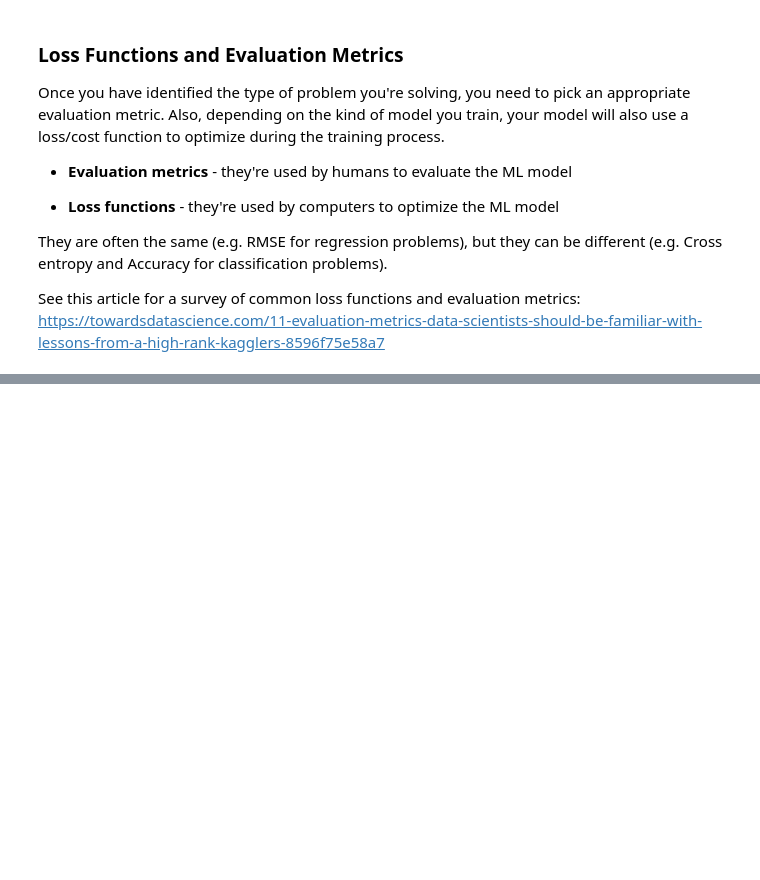
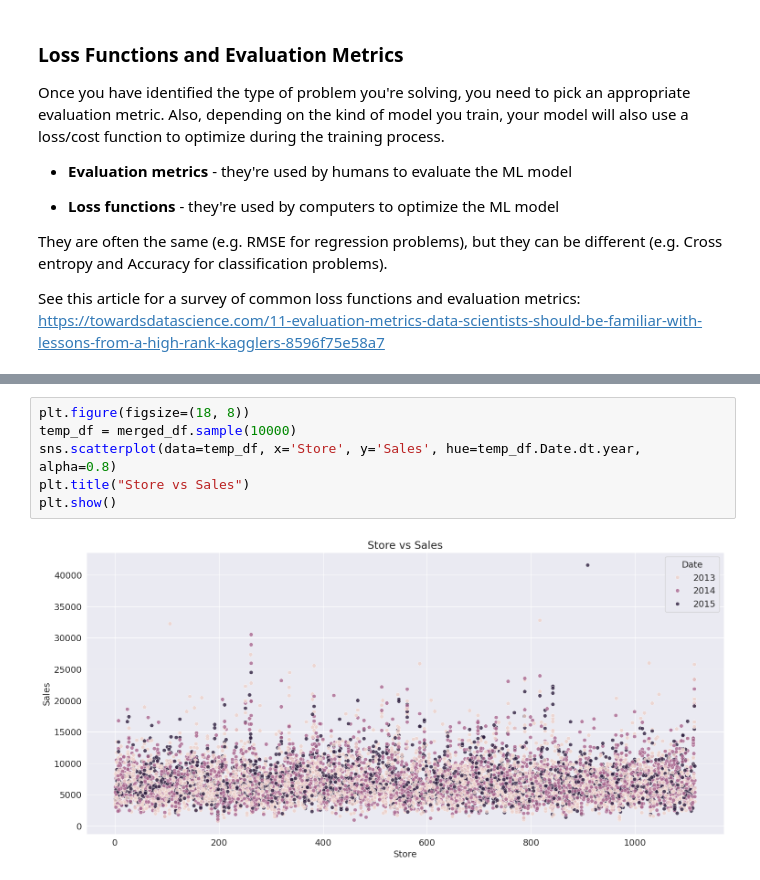
Before and after one commit to shahpranshu27/HandsOn_ML, a Jupyter notebook: Approach_ML_Project.ipynb, the cells around one changed output, grey strips where cells are left out. Drawn from its saved outputs; the diff is of its cells as text; blank space fills up the shorter version.

```diff
--- a/Approach_ML_Project.ipynb
+++ b/Approach_ML_Project.ipynb
@@ -71,0 +312,8 @@ See this article for a survey of common loss functions and evaluation metrics: h
+# %%
+plt.figure(figsize=(18, 8))
+temp_df = merged_df.sample(10000)
+sns.scatterplot(data=temp_df, x='Store', y='Sales', hue=temp_df.Date.dt.year, alpha=0.8)
+plt.title("Store vs Sales")
+plt.show()
+# %% [output]
+[figure, added]
```
Also changed, not shown: parts of 113 cells of this notebook.
